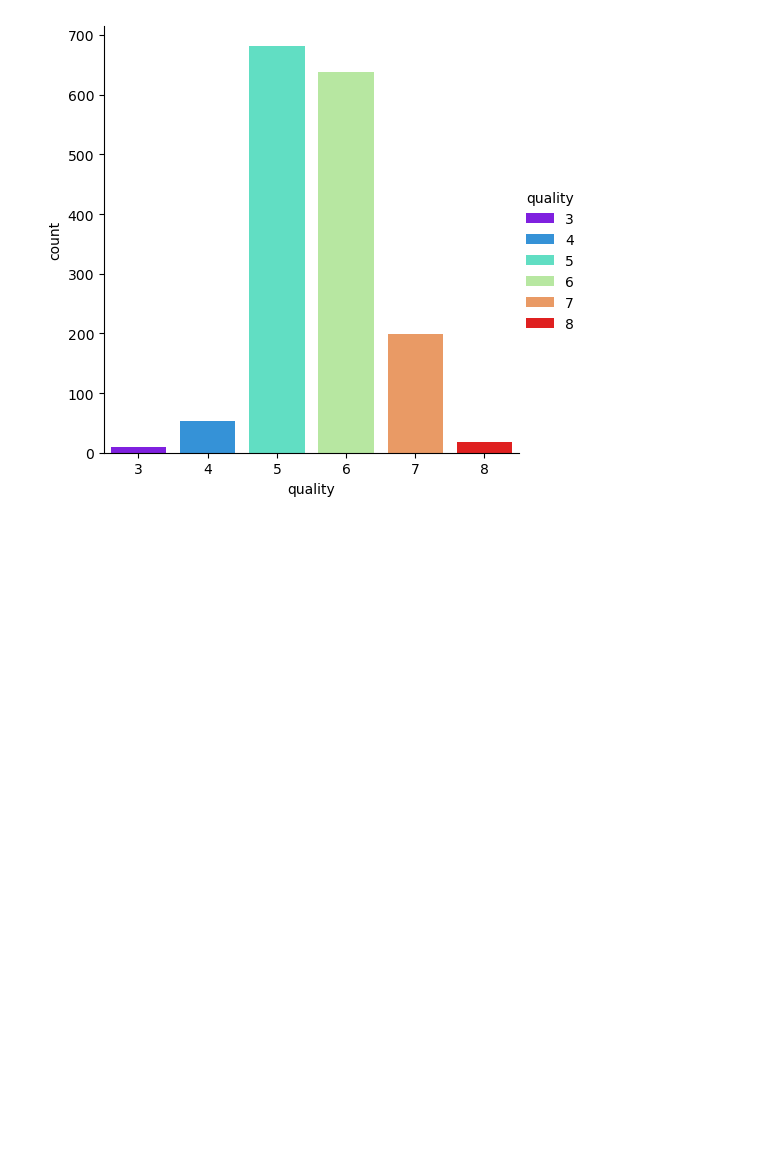
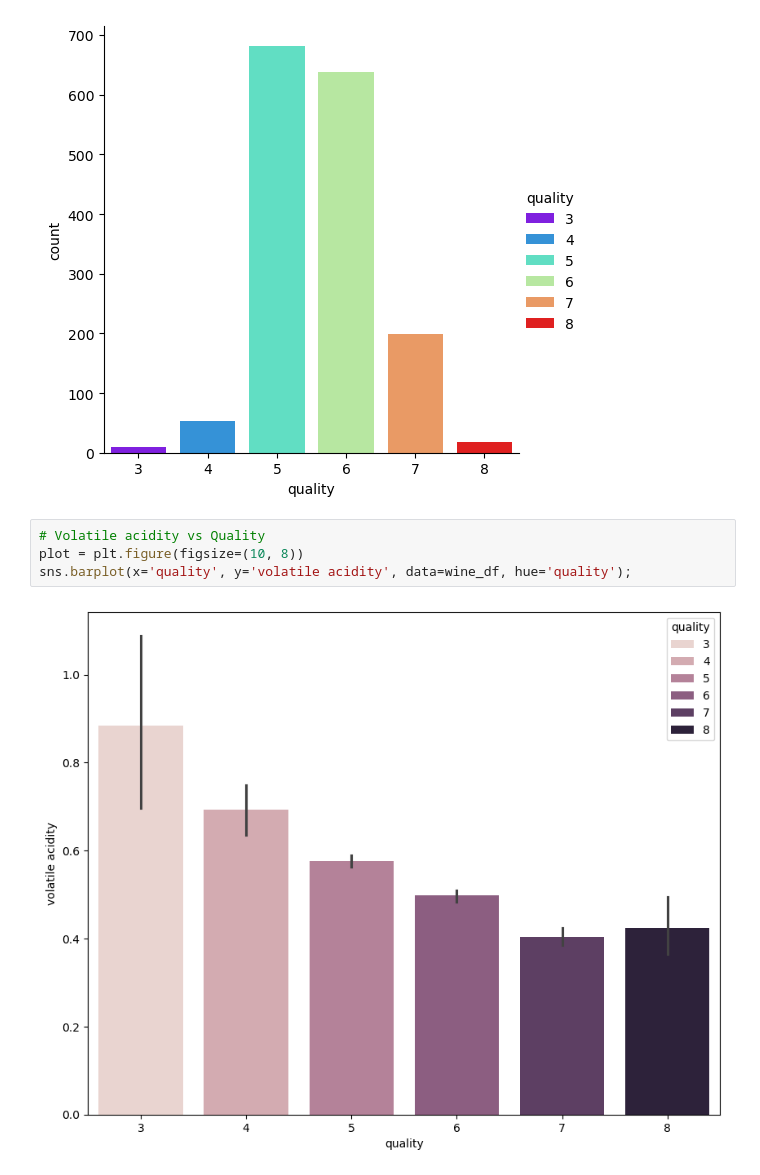
Before and after one commit to Aifedayo/Random-Forest-Red-and-White-Wine-Quality, a Jupyter notebook: src/notebook/red_and_white_wine_qa.ipynb, the cells around one changed output. Drawn from its saved outputs; the diff is of its cells as text; blank space fills up the shorter version.

```diff
--- a/src/notebook/red_and_white_wine_qa.ipynb
+++ b/src/notebook/red_and_white_wine_qa.ipynb
@@ -80,3 +80,9 @@ wine_df.describe()
 sns.catplot(data=wine_df, x='quality', kind='count', hue='quality', palette='rainbow');
 # %% [output]
 [figure]
+# %%
+# Volatile acidity vs Quality
+plot = plt.figure(figsize=(10, 8))
+sns.barplot(x='quality', y='volatile acidity', data=wine_df, hue='quality');
+# %% [output]
+[figure, added]
```
Also changed, not shown: parts of 3 cells of this notebook.
